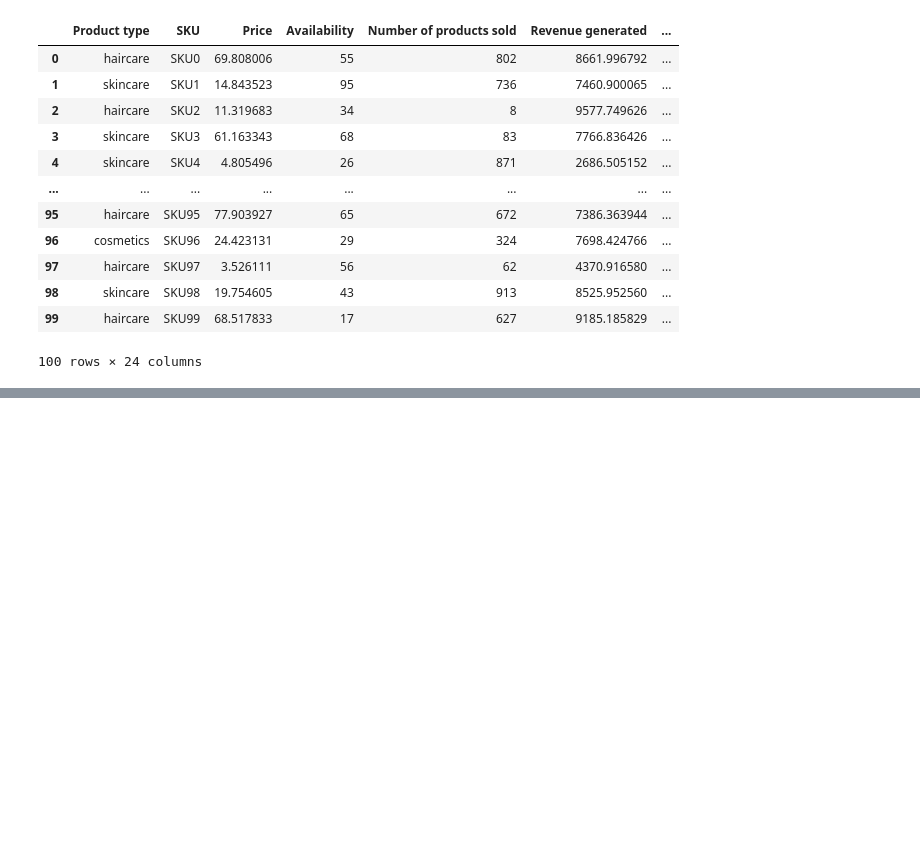
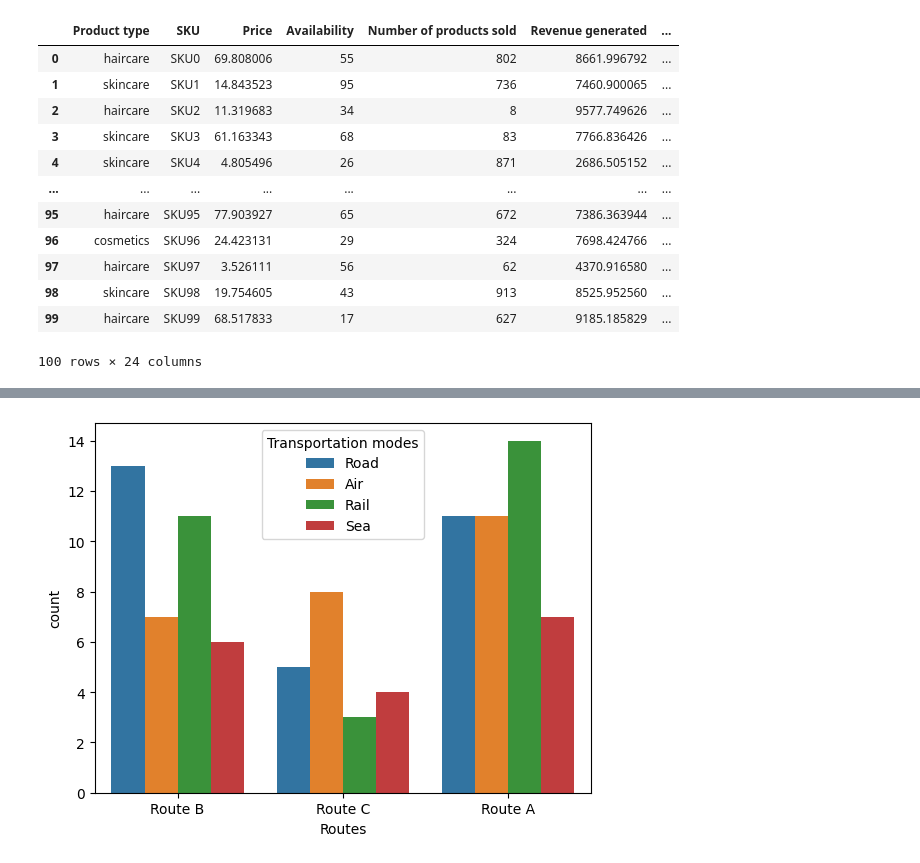
Before and after one commit to Doug-Vo/ML-Self-Project, a Jupyter notebook: Spring_2026/Beauty_Supply_chain.ipynb, the cells around one changed output, grey strips where cells are left out. Cells and saved outputs as stored; diff of their text form; code cells hidden in the pictures; blank space fills up the shorter version.

```diff
--- a/Spring_2026/Beauty_Supply_chain.ipynb
+++ b/Spring_2026/Beauty_Supply_chain.ipynb
@@ -20,0 +144,5 @@ df
+# %%
+sns.countplot(df, x = 'Routes', hue = 'Transportation modes')
+plt.show()
+# %% [output]
+[figure, added]
```
Also changed, not shown: parts of 14 cells of this notebook.
